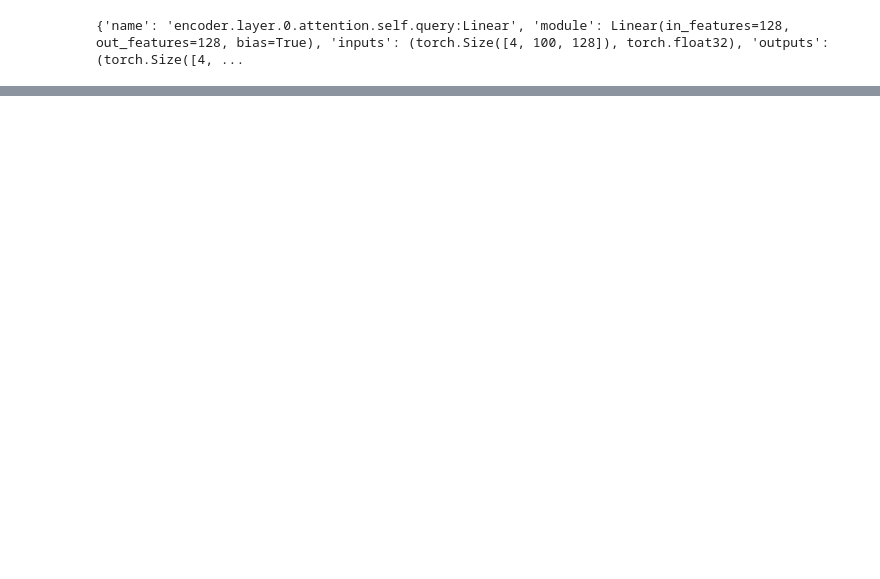
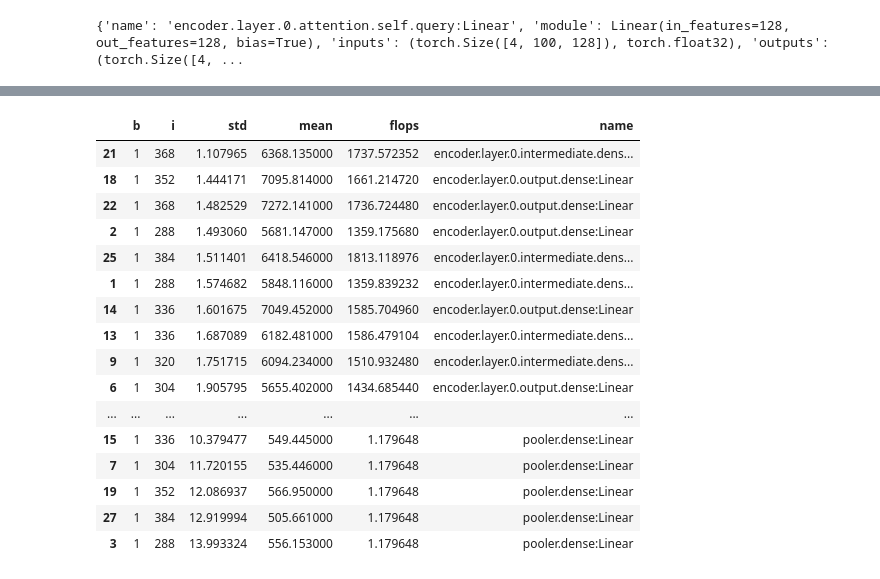
Before and after one commit to Vanessa96/DetecTor, a Jupyter notebook: trace_cg.ipynb, the cells around one changed output, grey strips where cells are left out. Saved outputs shown, nothing was run; the diff lists cells and outputs as text; code cells hidden in the pictures; blank space fills up the shorter version.

```diff
--- a/trace_cg.ipynb
+++ b/trace_cg.ipynb
@@ -131,0 +352,20 @@ mo=model.eval()
+# %%
+info.sort_values('std')
+# %% [output]
+|  | b | i | std | mean | flops | name |
+| 21 | 1 | 368 | 1.107965 | 6368.135000 | 1737.572352 | encoder.layer.0.intermediate.dens... |
+| 18 | 1 | 352 | 1.444171 | 7095.814000 | 1661.214720 | encoder.layer.0.output.dense:Linear |
+| 22 | 1 | 368 | 1.482529 | 7272.141000 | 1736.724480 | encoder.layer.0.output.dense:Linear |
+| 2 | 1 | 288 | 1.493060 | 5681.147000 | 1359.175680 | encoder.layer.0.output.dense:Linear |
+| 25 | 1 | 384 | 1.511401 | 6418.546000 | 1813.118976 | encoder.layer.0.intermediate.dens... |
+| 1 | 1 | 288 | 1.574682 | 5848.116000 | 1359.839232 | encoder.layer.0.intermediate.dens... |
+| 14 | 1 | 336 | 1.601675 | 7049.452000 | 1585.704960 | encoder.layer.0.output.dense:Linear |
+| 13 | 1 | 336 | 1.687089 | 6182.481000 | 1586.479104 | encoder.layer.0.intermediate.dens... |
+| 9 | 1 | 320 | 1.751715 | 6094.234000 | 1510.932480 | encoder.layer.0.intermediate.dens... |
+| 6 | 1 | 304 | 1.905795 | 5655.402000 | 1434.685440 | encoder.layer.0.output.dense:Linear |
+| ... | ... | ... | ... | ... | ... | ... |
+| 15 | 1 | 336 | 10.379477 | 549.445000 | 1.179648 | pooler.dense:Linear |
+| 7 | 1 | 304 | 11.720155 | 535.446000 | 1.179648 | pooler.dense:Linear |
+| 19 | 1 | 352 | 12.086937 | 566.950000 | 1.179648 | pooler.dense:Linear |
+| 27 | 1 | 384 | 12.919994 | 505.661000 | 1.179648 | pooler.dense:Linear |
+| 3 | 1 | 288 | 13.993324 | 556.153000 | 1.179648 | pooler.dense:Linear |
```
Also changed, not shown: parts of 26 cells of this notebook, 2 other files.
